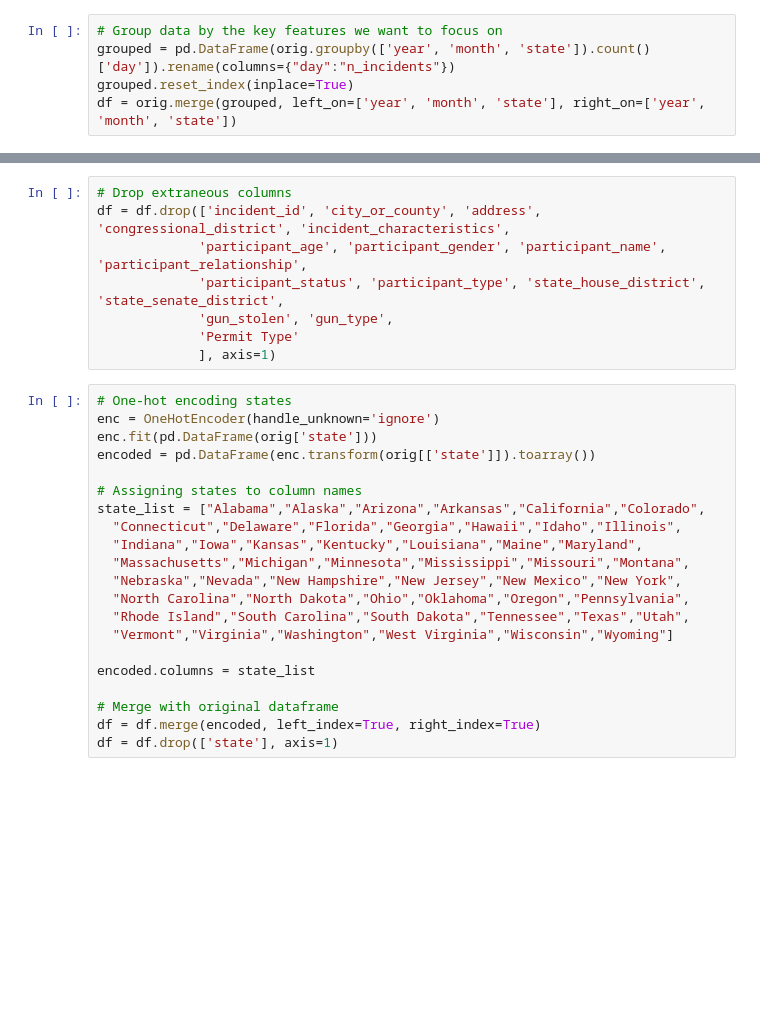
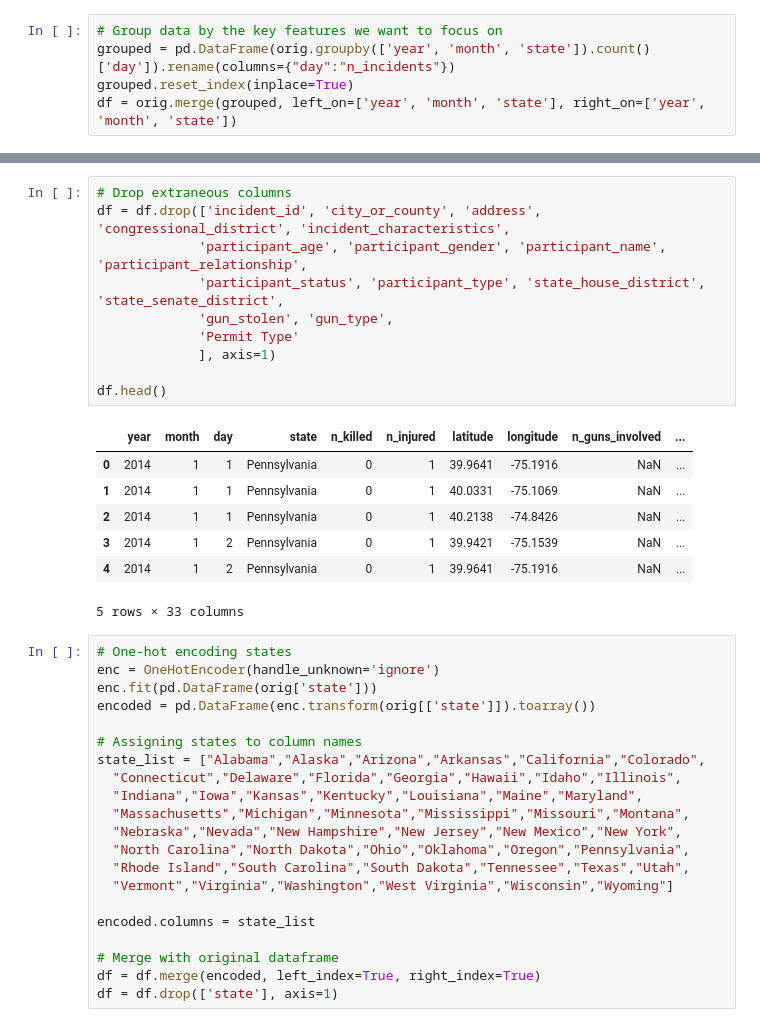
Before and after one commit to tnchen/group-31-data-x-proj, a Jupyter notebook: ML_scrape_data_bruh.ipynb, the cells around one changed output, grey strips where cells are left out. Saved outputs shown, nothing was run; the diff lists cells and outputs as text; blank space fills up the shorter version.

```diff
--- a/ML_scrape_data_bruh.ipynb
+++ b/ML_scrape_data_bruh.ipynb
@@ -24,11 +53,21 @@ df = orig.merge(grouped, left_on=['year', 'month', 'state'], right_on=['year', '
 # %%
 # Drop extraneous columns
 df = df.drop(['incident_id', 'city_or_county', 'address', 'congressional_district', 'incident_characteristics',
              'participant_age', 'participant_gender', 'participant_name', 'participant_relationship',
              'participant_status', 'participant_type', 'state_house_district', 'state_senate_district',
              'gun_stolen', 'gun_type',
              'Permit Type'
              ], axis=1)
+
+df.head()
+# %% [output]
+|  | year | month | day | state | n_killed | n_injured | latitude | longitude | n_guns_involved | ... |
+| 0 | 2014 | 1 | 1 | Pennsylvania | 0 | 1 | 39.9641 | -75.1916 | NaN | ... |
+| 1 | 2014 | 1 | 1 | Pennsylvania | 0 | 1 | 40.0331 | -75.1069 | NaN | ... |
+| 2 | 2014 | 1 | 1 | Pennsylvania | 0 | 1 | 40.2138 | -74.8426 | NaN | ... |
+| 3 | 2014 | 1 | 2 | Pennsylvania | 0 | 1 | 39.9421 | -75.1539 | NaN | ... |
+| 4 | 2014 | 1 | 2 | Pennsylvania | 0 | 1 | 39.9641 | -75.1916 | NaN | ... |
+5 rows × 33 columns
 # %%
 # One-hot encoding states
 enc = OneHotEncoder(handle_unknown='ignore')
```
Also changed, not shown: parts of 12 cells of this notebook, 9 other files.
